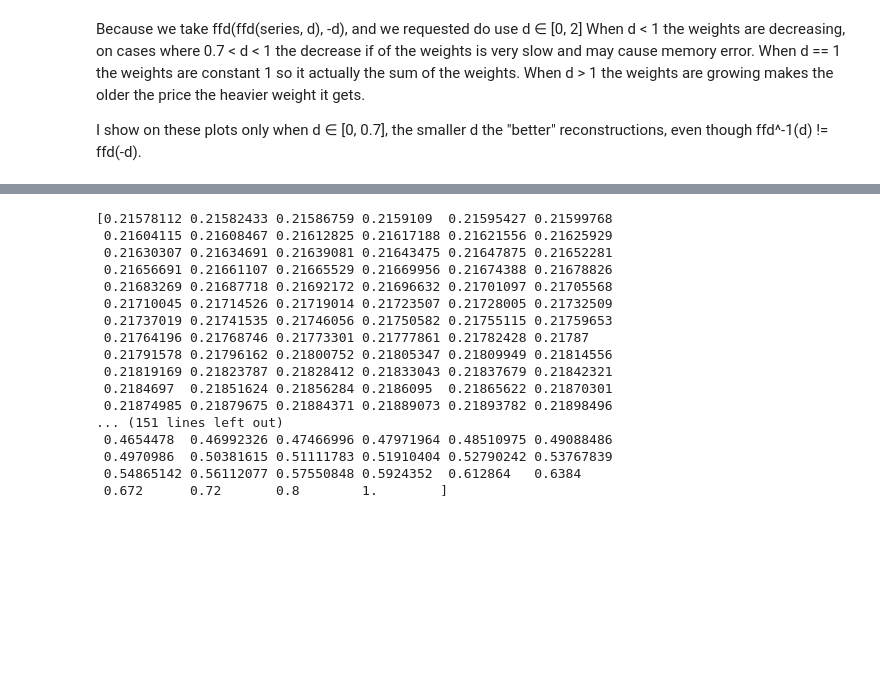
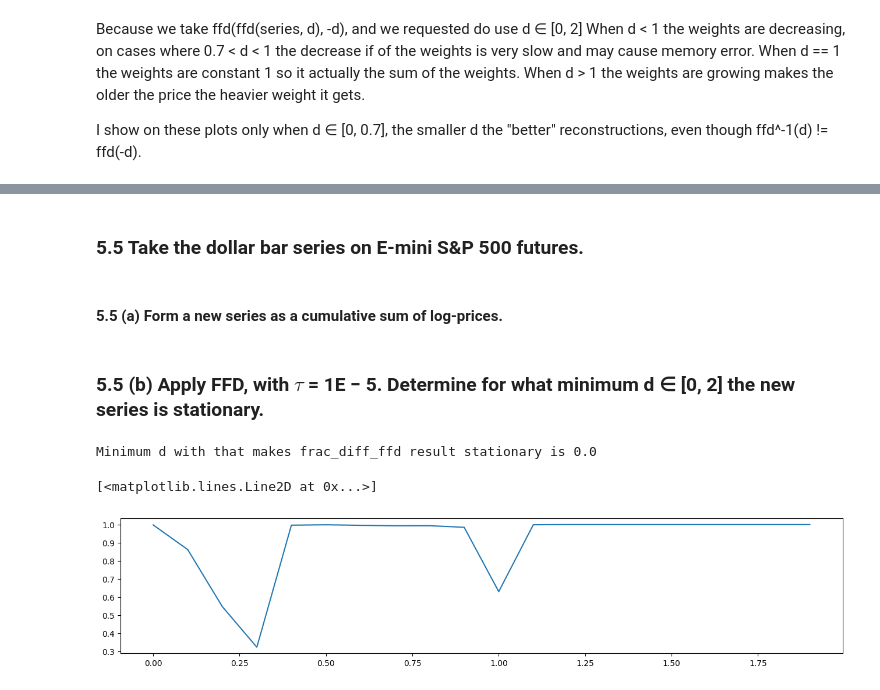
Before and after one commit to yakir4123/Advances-In-Financial-Machine-Learning, a Jupyter notebook: Chapter 5 - Fractionally Differentiated Features.ipynb, the cells around one changed output, grey strips where cells are left out. Drawn from its saved outputs; the diff is of its cells as text; code cells hidden in the pictures; blank space fills up the shorter version.

```diff
--- a/Chapter 5 - Fractionally Differentiated Features.ipynb
+++ b/Chapter 5 - Fractionally Differentiated Features.ipynb
@@ -259,31 +251,26 @@ plt.plot(frac_diff_ffd(f1, -0.2, tau=0.01))
-# %%
-def get_weights_ffd_(d, tau):
-    w = [1.]
-    k = 1
-    while abs(w[-1]) >= tau:
-        w_ = -w[-1] / k * (d - k + 1)
-        w.append(w_)
-        k += 1
-        if k == 1000:
-            break
-    return np.array(w[::-1])
-
-print(get_weights_ffd_(-0.8, 0.05))
-# %% [output]
-[0.21578112 0.21582433 0.21586759 0.2159109  0.21595427 0.21599768
- 0.21604115 0.21608467 0.21612825 0.21617188 0.21621556 0.21625929
- 0.21630307 0.21634691 0.21639081 0.21643475 0.21647875 0.21652281
- 0.21656691 0.21661107 0.21665529 0.21669956 0.21674388 0.21678826
- 0.21683269 0.21687718 0.21692172 0.21696632 0.21701097 0.21705568
- 0.21710045 0.21714526 0.21719014 0.21723507 0.21728005 0.21732509
- 0.21737019 0.21741535 0.21746056 0.21750582 0.21755115 0.21759653
- 0.21764196 0.21768746 0.21773301 0.21777861 0.21782428 0.21787
- 0.21791578 0.21796162 0.21800752 0.21805347 0.21809949 0.21814556
- 0.21819169 0.21823787 0.21828412 0.21833043 0.21837679 0.21842321
- 0.2184697  0.21851624 0.21856284 0.2186095  0.21865622 0.21870301
- 0.21874985 0.21879675 0.21884371 0.21889073 0.21893782 0.21898496
-... (151 lines left out)
- 0.4654478  0.46992326 0.47466996 0.47971964 0.48510975 0.49088486
- 0.4970986  0.50381615 0.51111783 0.51910404 0.52790242 0.53767839
- 0.54865142 0.56112077 0.57550848 0.5924352  0.612864   0.6384
- 0.672      0.72       0.8        1.        ]
+# %% [markdown]
+### 5.5 Take the dollar bar series on E-mini S&P 500 futures.
+# %% [markdown]
+#### 5.5 (a) Form a new series as a cumulative sum of log-prices.
+# %%
+cum_log_prices = np.log(btc_dollar['close']).cumsum()
+# %% [markdown]
+### 5.5 (b) Apply FFD, with $\tau$ = 1E − 5. Determine for what minimum d ∈ [0, 2] the new series is stationary.
+# %%
+p_values = []
+is_stationary = []
+d_domains = np.arange(0, 2, 0.1)
+for d in d_domains:
+    res = frac_diff_ffd(pd.DataFrame(cum_log_prices), d, tau=1e-5)
+    adf_result = adfuller(res['close'].values)
+    p_values.append(adf_result[1])
+    is_stationary.append(adf_result[1] < 0.05)
+
+print(f'Minimum d with that makes frac_diff_ffd result stationary is {d_domains[np.argmax(is_stationary)]}')
+
+plt.figure(figsize=(16, 3))
+plt.plot(d_domains, p_values)
+# %% [output]
+Minimum d with that makes frac_diff_ffd result stationary is 0.0
+[<matplotlib.lines.Line2D at 0x...>]
+[figure, added]
```
Also changed, not shown: parts of 9 cells of this notebook.
